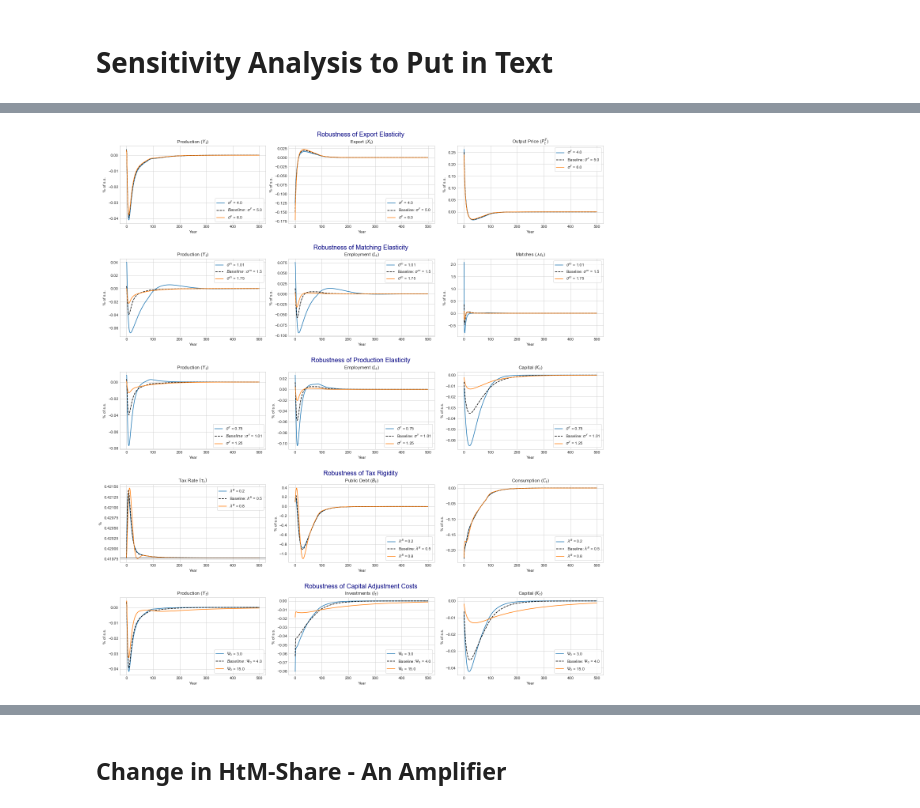
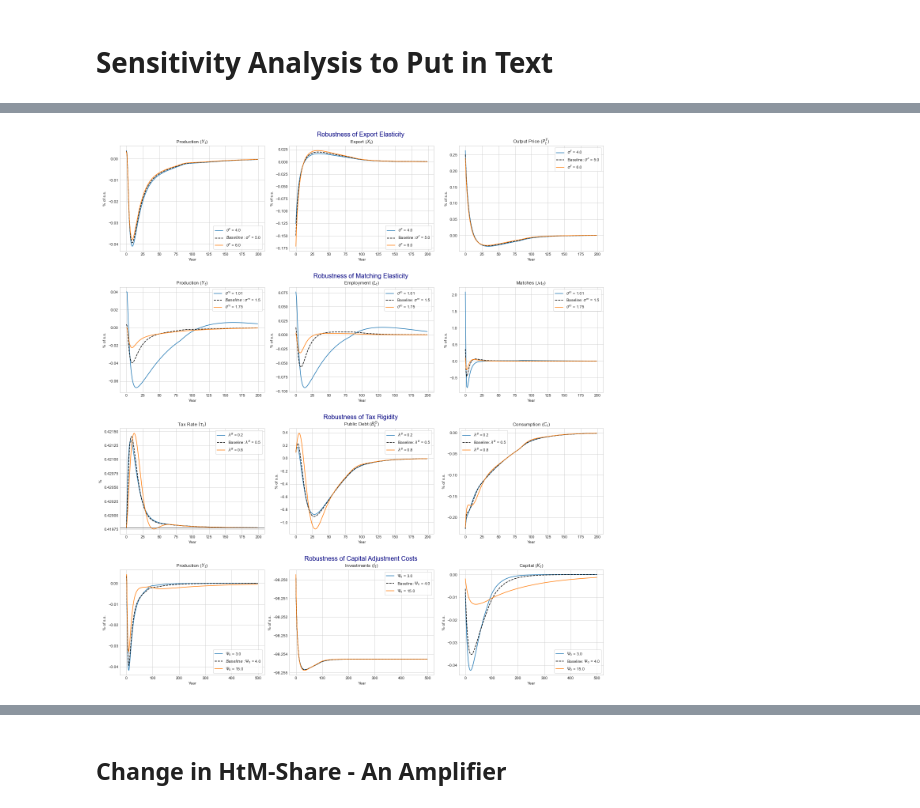
Before and after one commit to HansChristianPOLIT/MiniMAKRO, a Jupyter notebook: PublicShock.ipynb, the cells around one changed output, grey strips where cells are left out. Drawn from its saved outputs; the diff is of its cells as text; code cells hidden in the pictures.

Commit message:
final figures

```diff
--- a/PublicShock.ipynb
+++ b/PublicShock.ipynb
@@ -526,10 +632,11 @@ def get_key(varname):
             if value == varname:
                  return key
 # %%
-T_IRF = 500
+T_IRF = 200
+T_IRF2 = 500
 
 # a. initiate figure
-fig, big_axes = plt.subplots( figsize=(3*6,5*6/1.5), nrows=5, ncols = 1)
+fig, big_axes = plt.subplots( figsize=(3*6,5*6/1.5), nrows=4, ncols = 1)
 
 for cols, big_ax in enumerate(big_axes):
     big_ax.axis('off')
@@ -538,7 +645,7 @@ for cols, big_ax in enumerate(big_axes):
 
 # b. create subplots
 # export Elasticity for row 1
-ax = fig.add_subplot(5,3,1)
+ax = fig.add_subplot(4,3,1)
 ax.plot((Models1[0].sol.Y[:T_IRF]/Models1[0].ss.Y-1)*100,label=f'$\sigma^F$ = {Models1[0].par.sigma_F}')
 ax.plot((Models1[1].sol.Y[:T_IRF]/Models1[1].ss.Y-1)*100,label=f'$Baseline: \sigma^F$ = {Models1[1].par.sigma_F}', color = 'k', linestyle = '--')
 ax.plot((Models1[2].sol.Y[:T_IRF]/Models1[2].ss.Y-1)*100,label=f'$\sigma^F$ = {Models1[2].par.sigma_F}')
@@ -547,7 +654,7 @@ ax.set_xlabel('Year')
 ax.set_title('Production ($Y_t$)')
 ax.legend(frameon=True)
 
-ax = fig.add_subplot(5,3,2)
+ax = fig.add_subplot(4,3,2)
 ax.plot((Models1[0].sol.X[:T_IRF]/Models1[0].ss.X-1)*100,label=f'$\sigma^F$ = {Models1[0].par.sigma_F}')
 ax.plot((Models1[1].sol.X[:T_IRF]/Models1[1].ss.X-1)*100,label=f'Baseline: $\sigma^F$ = {Models1[1].par.sigma_F}', color = 'k', linestyle = '--')
 ax.plot((Models1[2].sol.X[:T_IRF]/Models1[2].ss.X-1)*100,label=f'$\sigma^F$ = {Models1[2].par.sigma_F}')
@@ -556,7 +663,7 @@ ax.set_xlabel('Year')
 ax.set_title('Export ($X_t$)')
 ax.legend(frameon=True)
 
-ax = fig.add_subplot(5,3,3)
+ax = fig.add_subplot(4,3,3)
 ax.plot((Models1[0].sol.P_Y[:T_IRF]/Models1[0].ss.P_Y-1)*100,label=f'$\sigma^F$ = {Models1[0].par.sigma_F}')
 ax.plot((Models1[1].sol.P_Y[:T_IRF]/Models1[1].ss.P_Y-1)*100,label=f'Baseline: $\sigma^F$ = {Models1[1].par.sigma_F}', color = 'k', linestyle = '--')
 ax.plot((Models1[2].sol.P_Y[:T_IRF]/Models1[2].ss.P_Y-1)*100,label=f'$\sigma^F$ = {Models1[2].par.sigma_F}')
@@ -566,7 +673,7 @@ ax.set_title('Output Price ($P^Y_{t}$)')
 ax.legend(frameon=True)
 
 # matching Elasticity for row 2
-ax = fig.add_subplot(5,3,4)
+ax = fig.add_subplot(4,3,4)
 ax.plot((Models2[0].sol.Y[:T_IRF]/Models2[0].ss.Y-1)*100,label=f'$\sigma^m$ = {Models2[0].par.sigma_m}')
 ax.plot((Models2[1].sol.Y[:T_IRF]/Models2[1].ss.Y-1)*100,label=f'$Baseline: \sigma^m$ = {Models2[1].par.sigma_m}', color = 'k', linestyle = '--')
 ax.plot((Models2[2].sol.Y[:T_IRF]/Models2[2].ss.Y-1)*100,label=f'$\sigma^m$ = {Models2[2].par.sigma_m}')
@@ -575,7 +682,7 @@ ax.set_xlabel('Year')
 ax.set_title('Production ($Y_t$)')
 ax.legend(frameon=True)
 
-ax = fig.add_subplot(5,3,5)
+ax = fig.add_subplot(4,3,5)
 ax.plot((Models2[0].sol.L[:T_IRF]/Models2[0].ss.L-1)*100,label=f'$\sigma^m$ = {Models2[0].par.sigma_m}')
 ax.plot((Models2[1].sol.L[:T_IRF]/Models2[1].ss.L-1)*100,label=f'Baseline: $\sigma^m$ = {Models2[1].par.sigma_m}', color = 'k', linestyle = '--')
 ax.plot((Models2[2].sol.L[:T_IRF]/Models2[2].ss.L-1)*100,label=f'$\sigma^m$ = {Models2[2].par.sigma_m}')
@@ -584,7 +691,7 @@ ax.set_xlabel('Year')
 ax.set_title('Employment ($L_{t}$)')
 ax.legend(frameon=True)
 
-ax = fig.add_subplot(5,3,6)
+ax = fig.add_subplot(4,3,6)
 ax.plot((Models2[0].sol.curlyM[:T_IRF]/Models2[0].ss.curlyM-1)*100,label=f'$\sigma^m$ = {Models2[0].par.sigma_m}')
 ax.plot((Models2[1].sol.curlyM[:T_IRF]/Models2[1].ss.curlyM-1)*100,label=f'Baseline: $\sigma^m$ = {Models2[1].par.sigma_m}', color = 'k', linestyle = '--')
 ax.plot((Models2[2].sol.curlyM[:T_IRF]/Models2[2].ss.curlyM-1)*100,label=f'$\sigma^m$ = {Models2[2].par.sigma_m}')
@@ -593,36 +700,8 @@ ax.set_xlabel('Year')
 ax.set_title('Matches ($\mathcal{M}_t$)')
 ax.legend(frameon=True)
 
-# output elasticity for row 3
-ax = fig.add_subplot(5,3,7)
-ax.plot((Models3[0].sol.Y[:T_IRF]/Models3[0].ss.Y-1)*100,label=f'$\sigma^Y$ = {Models3[0].par.sigma_Y}')
-ax.plot((Models3[1].sol.Y[:T_IRF]/Models3[1].ss.Y-1)*100,label=f'$Baseline: \sigma^Y$ = {Models3[1].par.sigma_Y}', color = 'k', linestyle = '--')
-ax.plot((Models3[2].sol.Y[:T_IRF]/Models3[2].ss.Y-1)*100,label=f'$\sigma^Y$ = {Models3[2].par.sigma_Y}')
-ax.set_ylabel('% of s.s.')
-ax.set_xlabel('Year')
-ax.set_title('Production ($Y_t$)')
-ax.legend(frameon=True)
-
-ax = fig.add_subplot(5,3,8)
-ax.plot((Models3[0].sol.L[:T_IRF]/Models3[0].ss.L-1)*100,label=f'$\sigma^Y$ = {Models3[0].par.sigma_Y}')
-ax.plot((Models3[1].sol.L[:T_IRF]/Models3[1].ss.L-1)*100,label=f'Baseline: $\sigma^Y$ = {Models3[1].par.sigma_Y}', color = 'k', linestyle = '--')
-ax.plot((Models3[2].sol.L[:T_IRF]/Models3[2].ss.L-1)*100,label=f'$\sigma^Y$ = {Models3[2].par.sigma_Y}')
-ax.set_ylabel('% of s.s.')
-ax.set_xlabel('Year')
-ax.set_title('Employment ($L_{t}$)')
-ax.legend(frameon=True)
-
-ax = fig.add_subplot(5,3,9)
-ax.plot((Models3[0].sol.K[:T_IRF]/Models3[0].ss.K-1)*100,label=f'$\sigma^Y$ = {Models3[0].par.sigma_Y}')
-ax.plot((Models3[1].sol.K[:T_IRF]/Models3[1].ss.K-1)*100,label=f'Baseline: $\sigma^Y$ = {Models3[1].par.sigma_Y}', color = 'k', linestyle = '--')
-ax.plot((Models3[2].sol.K[:T_IRF]/Models3[2].ss.K-1)*100,label=f'$\sigma^Y$ = {Models3[2].par.sigma_Y}')
-ax.set_ylabel('% of s.s.')
-ax.set_xlabel('Year')
-ax.set_title('Capital ($K_t$)')
-ax.legend(frameon=True)
-
 # tax rigidity for row 4
-ax = fig.add_subplot(5,3,10)
+ax = fig.add_subplot(4,3,7)
 ax.plot(Models4[0].sol.tau[:T_IRF],label=f'$\lambda^B$ = {Models4[0].par.lambda_B}')
 ax.plot(Models4[1].sol.tau[:T_IRF],label=f'Baseline: $\lambda^B$ = {Models4[1].par.lambda_B}', color = 'k', linestyle = '--')
 ax.plot(Models4[2].sol.tau[:T_IRF],label=f'$\lambda^B$ = {Models4[2].par.lambda_B}')
@@ -632,55 +711,55 @@ ax.set_title('Tax Rate'+r' $ (\tau_t) $')
 ax.axhline(y=Models4[1].ss.tau, color ='dimgrey')
 ax.legend(frameon=True)
 
-ax = fig.add_subplot(5,3,11)
+ax = fig.add_subplot(4,3,8)
 ax.plot((Models4[0].sol.B[:T_IRF]/Models4[0].ss.B-1)*100,label=f'$\lambda^B$ = {Models4[0].par.lambda_B}')
 ax.plot((Models4[1].sol.B[:T_IRF]/Models4[1].ss.B-1)*100,label=f'Baseline: $\lambda^B$ = {Models4[1].par.lambda_B}', color = 'k', linestyle = '--')
 ax.plot((Models4[2].sol.B[:T_IRF]/Models4[2].ss.B-1)*100,label=f'$\lambda^B$ = {Models4[2].par.lambda_B}')
 ax.set_ylabel('% of s.s.')
 ax.set_xlabel('Year')
-ax.set_title('Public Debt ($B_{t}$)')
+ax.set_title('Public Debt ($B^G_{t}$)')
 ax.legend(frameon=True)
 
-ax = fig.add_subplot(5,3,12)
+ax = fig.add_subplot(4,3,9)
 ax.plot((Models4[0].sol.C[:T_IRF]/Models4[0].ss.C-1)*100,label=f'$\lambda^B$ = {Models4[0].par.lambda_B}')
 ax.plot((Models4[1].sol.C[:T_IRF]/Models4[1].ss.C-1)*100,label=f'Baseline: $\lambda^B$ = {Models4[1].par.lambda_B}', color = 'k', linestyle = '--')
 ax.plot((Models4[2].sol.C[:T_IRF]/Models4[2].ss.C-1)*100,label=f'$\lambda^B$ = {Models4[2].par.lambda_B}')
 ax.set_ylabel('% of s.s.')
 ax.set_xlabel('Year')
 ax.set_title('Consumption ($C_{t}$)')
 ax.legend(frameon=True)
 
 # capital adjustment costs for row 5
-ax = fig.add_subplot(5,3,13)
-ax.plot((Models5[0].sol.Y[:T_IRF]/Models5[0].ss.Y-1)*100,label=f'$\Psi_0$ = {Models5[0].par.Psi_0}')
-ax.plot((Models5[1].sol.Y[:T_IRF]/Models5[1].ss.Y-1)*100,label=f'$Baseline: \Psi_0$ = {Models5[1].par.Psi_0}', color = 'k', linestyle = '--')
-ax.plot((Models5[2].sol.Y[:T_IRF]/Models5[2].ss.Y-1)*100,label=f'$\Psi_0$ = {Models5[2].par.Psi_0}')
+ax = fig.add_subplot(4,3,10)
+ax.plot((Models5[0].sol.Y[:T_IRF2]/Models5[0].ss.Y-1)*100,label=f'$\Psi_0$ = {Models5[0].par.Psi_0}')
+ax.plot((Models5[1].sol.Y[:T_IRF2]/Models5[1].ss.Y-1)*100,label=f'$Baseline: \Psi_0$ = {Models5[1].par.Psi_0}', color = 'k', linestyle = '--')
+ax.plot((Models5[2].sol.Y[:T_IRF2]/Models5[2].ss.Y-1)*100,label=f'$\Psi_0$ = {Models5[2].par.Psi_0}')
 ax.set_ylabel('% of s.s.')
 ax.set_xlabel('Year')
 ax.set_title('Production ($Y_t$)')
 ax.legend(frameon=True)
 
-ax = fig.add_subplot(5,3,14)
-ax.plot((Models5[0].sol.I[:T_IRF]/Models5[0].ss.I-1)*100,label=f'$\Psi_0$ = {Models5[0].par.Psi_0}')
-ax.plot((Models5[1].sol.I[:T_IRF]/Models5[1].ss.I-1)*100,label=f'Baseline: $\Psi_0$ = {Models5[1].par.Psi_0}', color = 'k', linestyle = '--')
-ax.plot((Models5[2].sol.I[:T_IRF]/Models5[2].ss.I-1)*100,label=f'$\Psi_0$ = {Models5[2].par.Psi_0}')
+ax = fig.add_subplot(4,3,11)
+ax.plot((Models5[0].sol.P_Y[:T_IRF2]/Models5[0].ss.I-1)*100,label=f'$\Psi_0$ = {Models5[0].par.Psi_0}')
+ax.plot((Models5[1].sol.P_Y[:T_IRF2]/Models5[1].ss.I-1)*100,label=f'Baseline: $\Psi_0$ = {Models5[1].par.Psi_0}', color = 'k', linestyle = '--')
+ax.plot((Models5[2].sol.P_Y[:T_IRF2]/Models5[2].ss.I-1)*100,label=f'$\Psi_0$ = {Models5[2].par.Psi_0}')
 ax.set_ylabel('% of s.s.')
 ax.set_xlabel('Year')
 ax.set_title('Investments ($I_{t}$)')
 ax.legend(frameon=True)
 
-ax = fig.add_subplot(5,3,15)
-ax.plot((Models5[0].sol.K[:T_IRF]/Models5[0].ss.K-1)*100,label=f'$\Psi_0$ = {Models5[0].par.Psi_0}')
-ax.plot((Models5[1].sol.K[:T_IRF]/Models5[1].ss.K-1)*100,label=f'Baseline: $\Psi_0$ = {Models5[1].par.Psi_0}', color = 'k', linestyle = '--')
-ax.plot((Models5[2].sol.K[:T_IRF]/Models5[2].ss.K-1)*100,label=f'$\Psi_0$ = {Models5[2].par.Psi_0}')
+ax = fig.add_subplot(4,3,12)
+ax.plot((Models5[0].sol.K[:T_IRF2]/Models5[0].ss.K-1)*100,label=f'$\Psi_0$ = {Models5[0].par.Psi_0}')
+ax.plot((Models5[1].sol.K[:T_IRF2]/Models5[1].ss.K-1)*100,label=f'Baseline: $\Psi_0$ = {Models5[1].par.Psi_0}', color = 'k', linestyle = '--')
+ax.plot((Models5[2].sol.K[:T_IRF2]/Models5[2].ss.K-1)*100,label=f'$\Psi_0$ = {Models5[2].par.Psi_0}')
 ax.set_ylabel('% of s.s.')
 ax.set_xlabel('Year')
 ax.set_title('Capital ($K_t$)')
 ax.legend(frameon=True)
 
 # c. layout
 fig.set_facecolor('w')
 fig.tight_layout(pad=1); # spacing between subplots
 plt.savefig("RobustnessTestPublicSpending/RobustnessAllShocksPublic.pdf", format="pdf", bbox_inches="tight")
 # %% [output]
-[figure, old version]
+[figure, new version]
```
Also changed, not shown: parts of 34 cells of this notebook, 22 other files.
